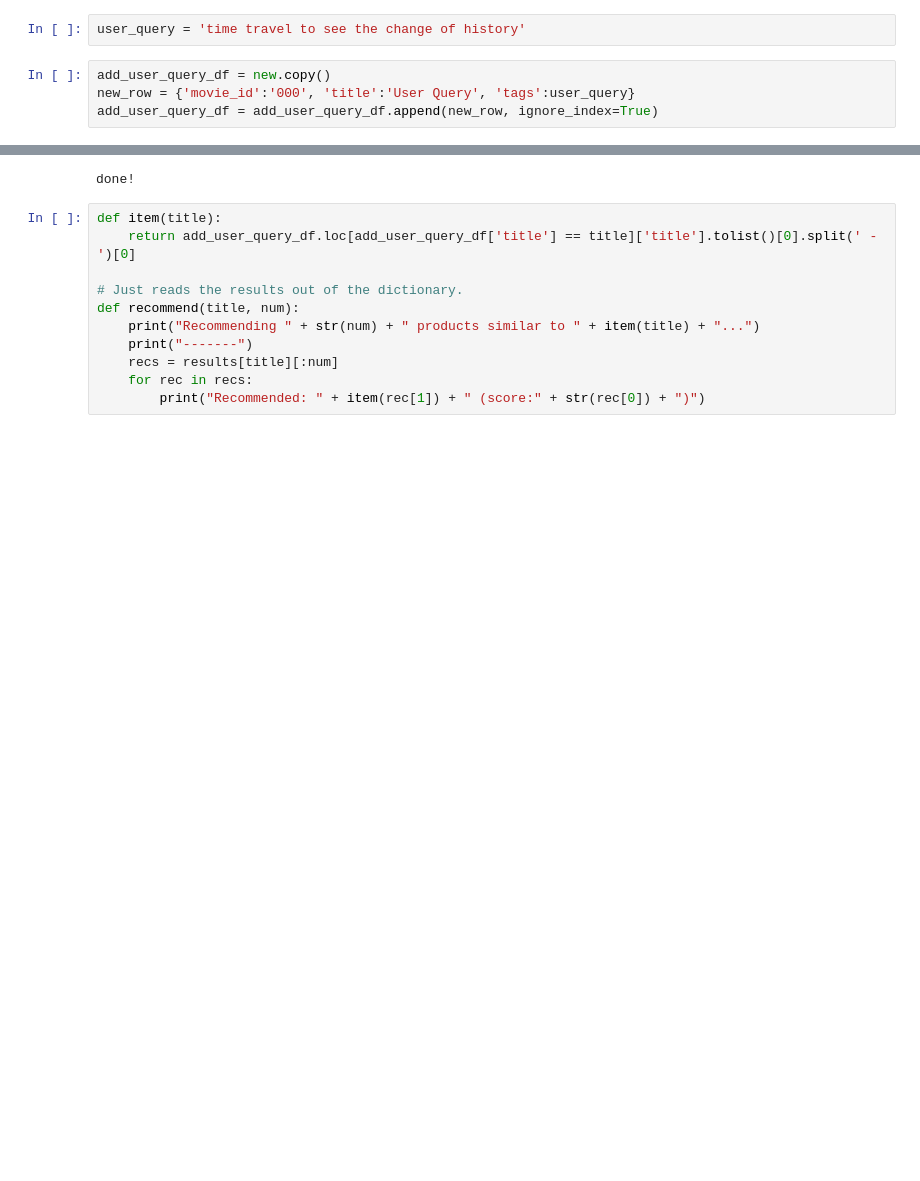
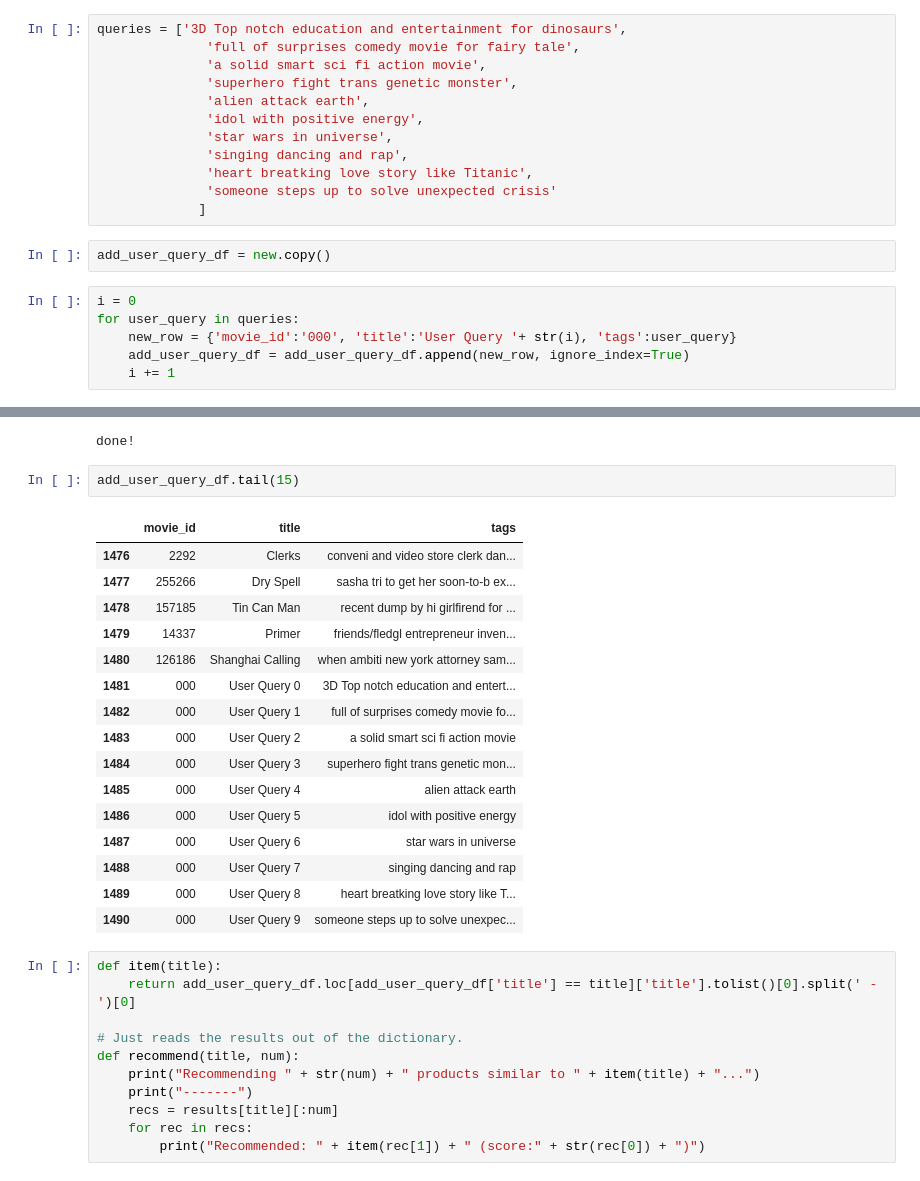
Before and after one commit to ece1786-2022/AladdinRecommender, a Jupyter notebook: baselines/Baseline_built_on_tmdb_5000.ipynb, the cells around one changed output, grey strips where cells are left out. Drawn from its saved outputs; the diff is of its cells as text; blank space fills up the shorter version.

```diff
--- a/baselines/Baseline_built_on_tmdb_5000.ipynb
+++ b/baselines/Baseline_built_on_tmdb_5000.ipynb
@@ -90,11 +93,25 @@ new
 | 1480 | 126186 | Shanghai Calling | when ambiti new york attorney sam... |
 1481 rows × 3 columns
 # %%
-user_query = 'time travel to see the change of history'
+queries = ['3D Top notch education and entertainment for dinosaurs',
+              'full of surprises comedy movie for fairy tale',
+              'a solid smart sci fi action movie',
+              'superhero fight trans genetic monster',
+              'alien attack earth',
+              'idol with positive energy',
+              'star wars in universe',
+              'singing dancing and rap',
+              'heart breatking love story like Titanic',
+              'someone steps up to solve unexpected crisis'
+             ]
 # %%
 add_user_query_df = new.copy()
-new_row = {'movie_id':'000', 'title':'User Query', 'tags':user_query}
-add_user_query_df = add_user_query_df.append(new_row, ignore_index=True)
+# %%
+i = 0
+for user_query in queries:
+    new_row = {'movie_id':'000', 'title':'User Query '+ str(i), 'tags':user_query}
+    add_user_query_df = add_user_query_df.append(new_row, ignore_index=True)
+    i += 1
 # %%
 tf = TfidfVectorizer(analyzer='word', ngram_range=(1, 3), min_df=0, stop_words='english')
 tfidf_matrix = tf.fit_transform(add_user_query_df['tags'])
@@ -112,6 +129,25 @@ for idx, row in add_user_query_df.iterrows():
 print('done!')
 # %% [output]
 done!
+# %%
+add_user_query_df.tail(15)
+# %% [output]
+|  | movie_id | title | tags |
+| 1476 | 2292 | Clerks | conveni and video store clerk dan... |
+| 1477 | 255266 | Dry Spell | sasha tri to get her soon-to-b ex... |
+| 1478 | 157185 | Tin Can Man | recent dump by hi girlfirend for ... |
+| 1479 | 14337 | Primer | friends/fledgl entrepreneur inven... |
+| 1480 | 126186 | Shanghai Calling | when ambiti new york attorney sam... |
+| 1481 | 000 | User Query 0 | 3D Top notch education and entert... |
+| 1482 | 000 | User Query 1 | full of surprises comedy movie fo... |
+| 1483 | 000 | User Query 2 | a solid smart sci fi action movie |
+| 1484 | 000 | User Query 3 | superhero fight trans genetic mon... |
+| 1485 | 000 | User Query 4 | alien attack earth |
+| 1486 | 000 | User Query 5 | idol with positive energy |
+| 1487 | 000 | User Query 6 | star wars in universe |
+| 1488 | 000 | User Query 7 | singing dancing and rap |
+| 1489 | 000 | User Query 8 | heart breatking love story like T... |
+| 1490 | 000 | User Query 9 | someone steps up to solve unexpec... |
 # %%
 def item(title):
     return add_user_query_df.loc[add_user_query_df['title'] == title]['title'].tolist()[0].split(' - ')[0]
```
Also changed, not shown: parts of 3 cells of this notebook, 8 other files.
